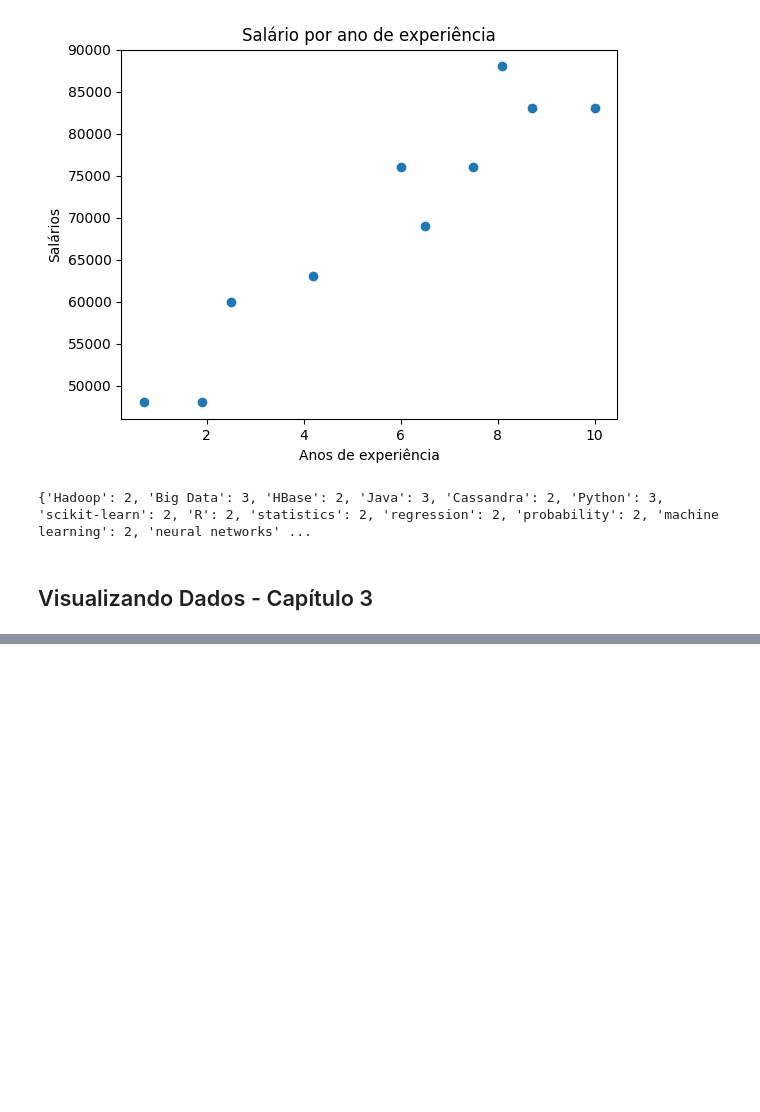
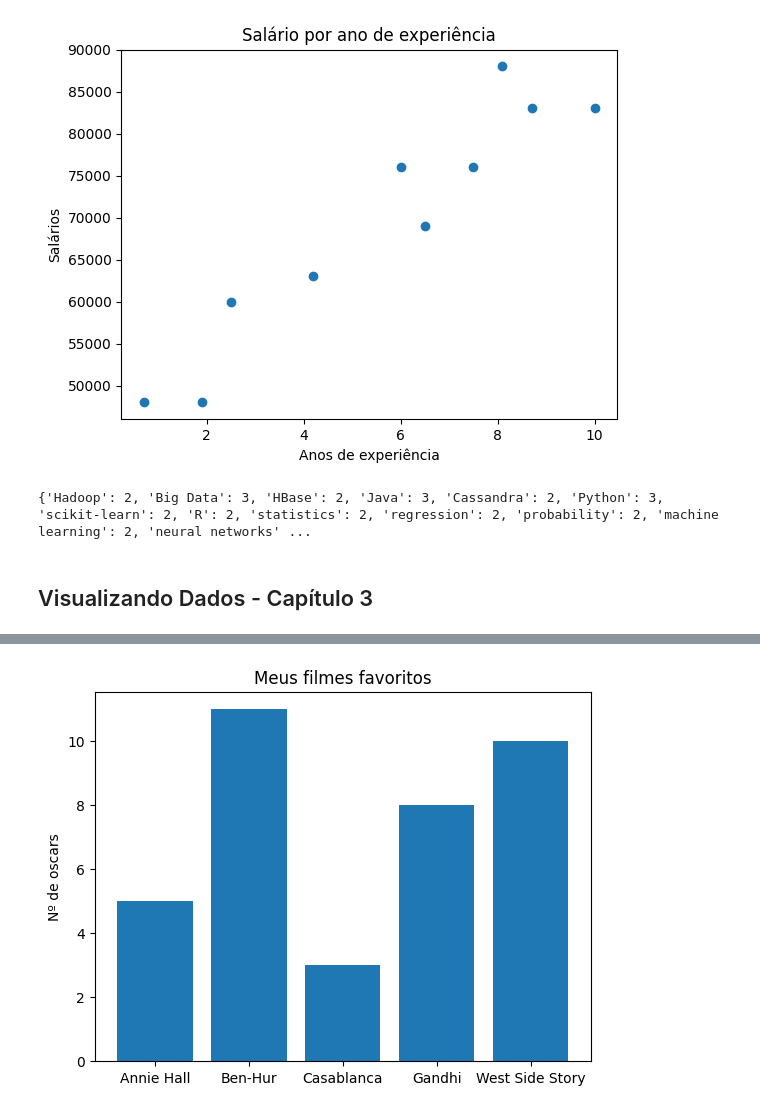
Before and after one commit to sarasantosdev/data_science_do_zero_estudos, a Jupyter notebook: data_science_do_zero_pratica.ipynb, the cells around one changed output, grey strips where cells are left out. Cells and saved outputs as stored; diff of their text form; code cells hidden in the pictures; blank space fills up the shorter version.

```diff
--- a/data_science_do_zero_pratica.ipynb
+++ b/data_science_do_zero_pratica.ipynb
@@ -218,0 +232,12 @@ print(maiores_interesses)
+# %%
+# criando um gráfico de barras
+
+filmes = ["Annie Hall", "Ben-Hur", "Casablanca", "Gandhi", "West Side Story"]
+num_oscars = [5, 11, 3, 8, 10]
+
+plt.bar(filmes, num_oscars)
+plt.title("Meus filmes favoritos")
+plt.ylabel("Nº de oscars")
+plt.show()
+# %% [output]
+[figure, added]
```
Also changed, not shown: parts of 1 cell of this notebook.
